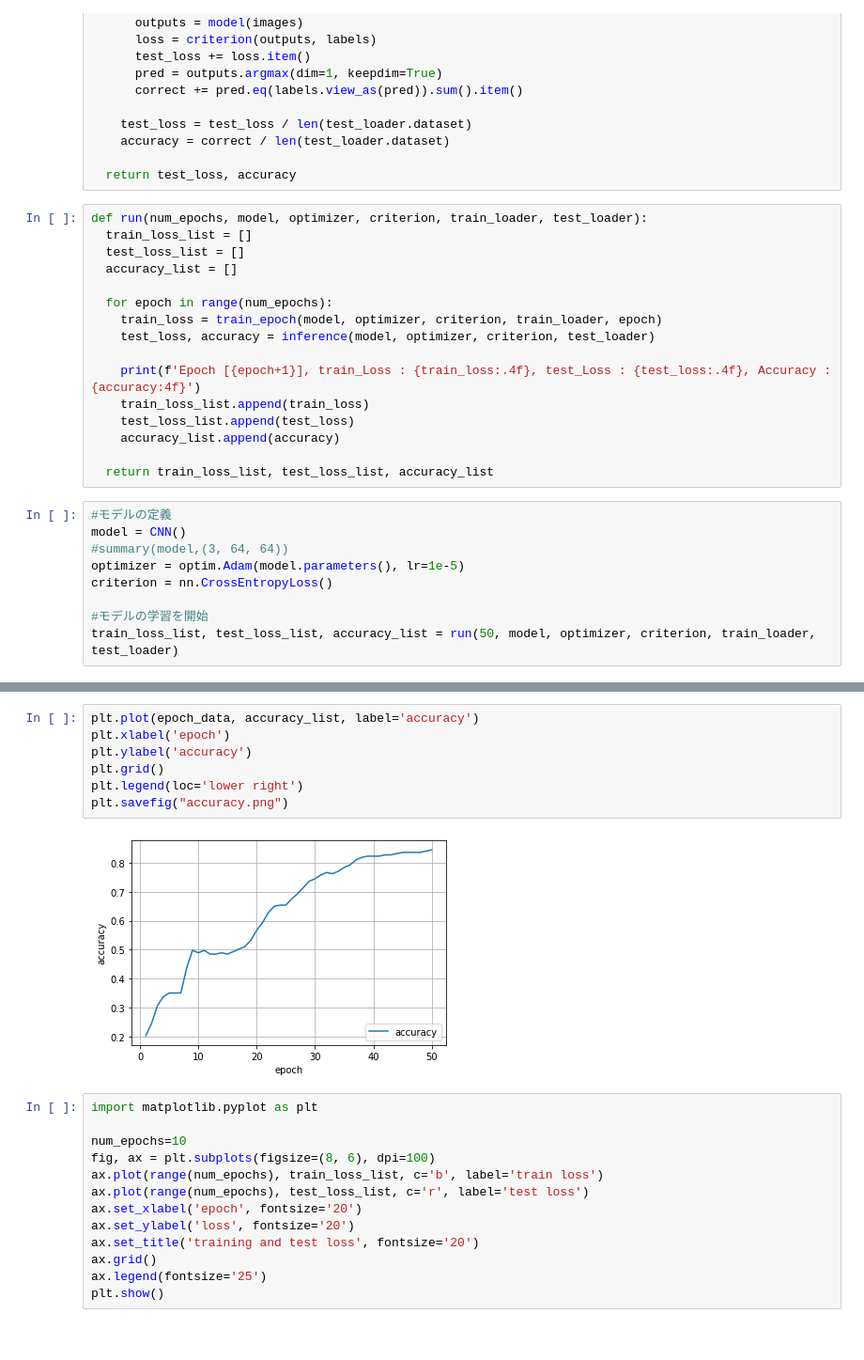
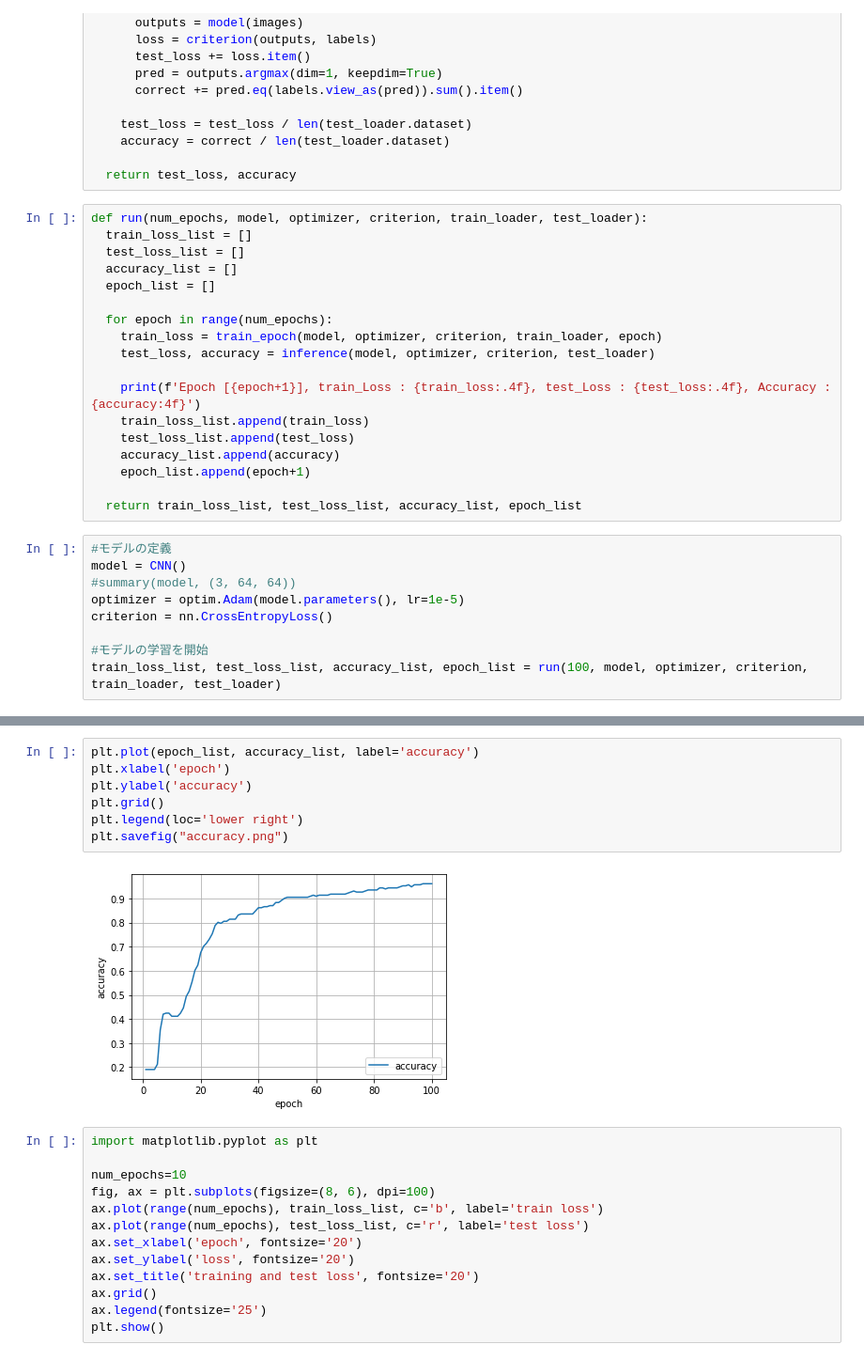
Before and after one commit to tatsu0428/UmaMusume_detection, a Jupyter notebook: src/model.ipynb, the cells around one changed output, grey strips where cells are left out. Shown: that part at 94% size. Cells and saved outputs as stored; diff of their text form.

```diff
--- a/src/model.ipynb
+++ b/src/model.ipynb
@@ -122,6 +122,7 @@ def run(num_epochs, model, optimizer, criterion, train_loader, test_loader):
   train_loss_list = []
   test_loss_list = []
   accuracy_list = []
+  epoch_list = []
 
   for epoch in range(num_epochs):
     train_loss = train_epoch(model, optimizer, criterion, train_loader, epoch)
@@ -131,16 +132,17 @@ def run(num_epochs, model, optimizer, criterion, train_loader, test_loader):
     train_loss_list.append(train_loss)
     test_loss_list.append(test_loss)
     accuracy_list.append(accuracy)
+    epoch_list.append(epoch+1)
 
-  return train_loss_list, test_loss_list, accuracy_list
+  return train_loss_list, test_loss_list, accuracy_list, epoch_list
 # %%
 #モデルの定義
 model = CNN()
-#summary(model,(3, 64, 64))
+#summary(model, (3, 64, 64))
 optimizer = optim.Adam(model.parameters(), lr=1e-5)
 criterion = nn.CrossEntropyLoss()
 
 #モデルの学習を開始
-train_loss_list, test_loss_list, accuracy_list = run(50, model, optimizer, criterion, train_loader, test_loader)
+train_loss_list, test_loss_list, accuracy_list, epoch_list = run(100, model, optimizer, criterion, train_loader, test_loader)
 # %% [output]
 cnn-0.model  saved
@@ -187,14 +191,14 @@ plt.gca().clear()
 # %% [output]
 [figure]
 # %%
-plt.plot(epoch_data, accuracy_list, label='accuracy')
+plt.plot(epoch_list, accuracy_list, label='accuracy')
 plt.xlabel('epoch')
 plt.ylabel('accuracy')
 plt.grid()
 plt.legend(loc='lower right')
 plt.savefig("accuracy.png")
 # %% [output]
-[figure, old version]
+[figure, new version]
 # %%
 import matplotlib.pyplot as plt
 
```
Also changed, not shown: parts of 4 cells of this notebook.
